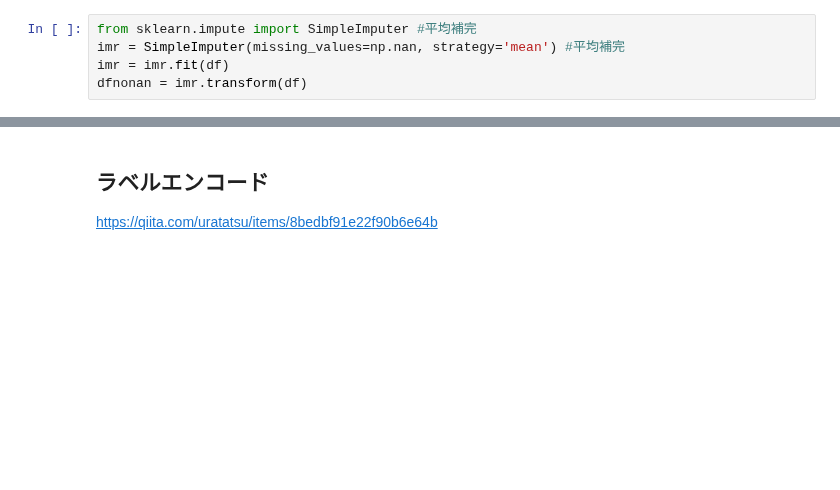
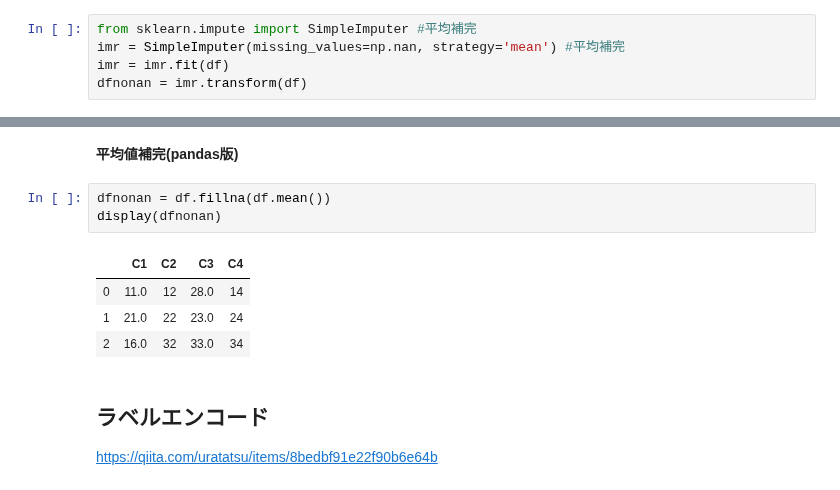
Before and after one commit to t2240013/hello-world, a Jupyter notebook: PythonMemo.ipynb, the cells around one changed output, grey strips where cells are left out. Saved outputs shown, nothing was run; the diff lists cells and outputs as text; blank space fills up the shorter version.

```diff
--- a/PythonMemo.ipynb
+++ b/PythonMemo.ipynb
@@ -731,3 +749,13 @@ array([[11., 12., 28., 14.],
+# %% [markdown]
+**平均値補完(pandas版)**
+# %%
+dfnonan = df.fillna(df.mean())
+display(dfnonan)
+# %% [output]
+|  | C1 | C2 | C3 | C4 |
+| 0 | 11.0 | 12 | 28.0 | 14 |
+| 1 | 21.0 | 22 | 23.0 | 24 |
+| 2 | 16.0 | 32 | 33.0 | 34 |
 # %% [markdown]
 ## ラベルエンコード
 https://qiita.com/uratatsu/items/8bedbf91e22f90b6e64b
```
Also changed, not shown: parts of 25 cells of this notebook.
